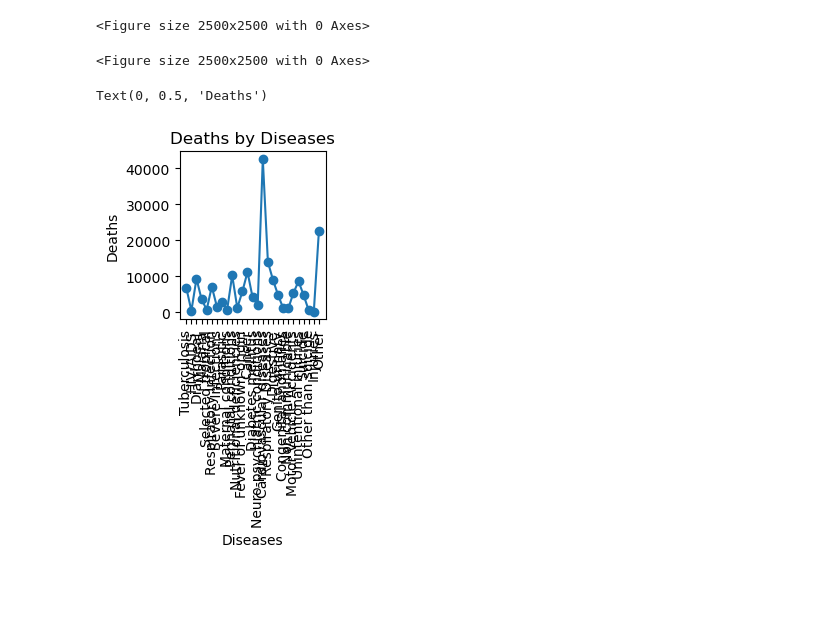
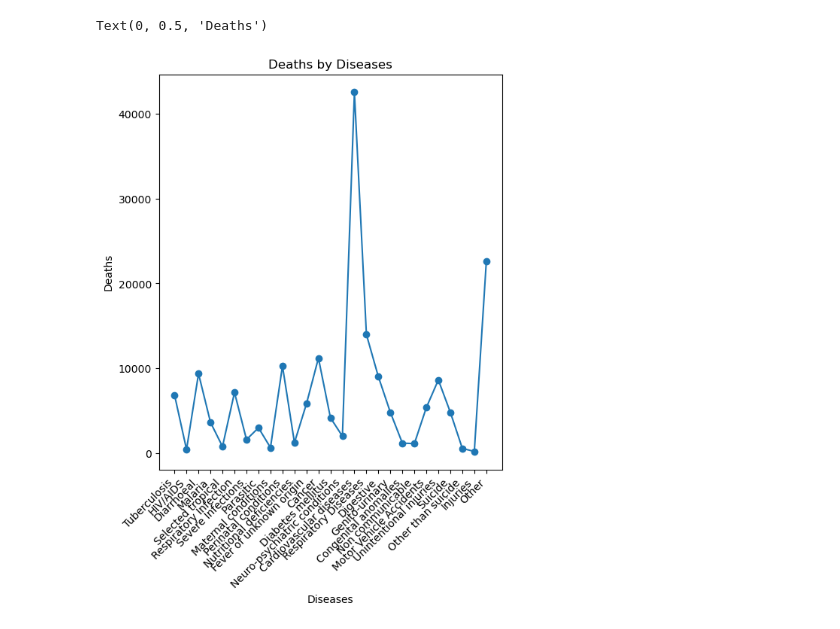
Before and after one commit to rahulraj14994/Deathdata, a Jupyter notebook: Deathdata.ipynb, the cells around one changed output. Drawn from its saved outputs; the diff is of its cells as text; code cells hidden in the pictures; blank space fills up the shorter version.

```diff
--- a/Deathdata.ipynb
+++ b/Deathdata.ipynb
@@ -4,22 +4,17 @@ import matplotlib.pyplot as plt
 # %%
 # Load the data from the CSV file
 df = pd.read_csv("Deathdata.csv")
-# %%
-# Plotting different visualizations
-plt.figure(figsize=(25, 25))
-# %% [output]
-<Figure size 2500x2500 with 0 Axes>
-<Figure size 2500x2500 with 0 Axes>
 # %%
 # Line Plot
+plt.figure(figsize=(20, 15))
 plt.subplot(2, 3, 1)
 plt.plot(df["Diseases"], df["Deaths"], marker='o')
-plt.xticks(rotation=90)
+plt.xticks(rotation=45, ha='right', fontsize=10)  # Adjust rotation, alignment, and font size
 plt.title('Deaths by Diseases')
 plt.xlabel('Diseases')
 plt.ylabel('Deaths')
 # %% [output]
 Text(0, 0.5, 'Deaths')
-[figure, old version]
+[figure, new version]
 # %%
 # Bar Chart
```
Also changed, not shown: parts of 5 cells of this notebook.
